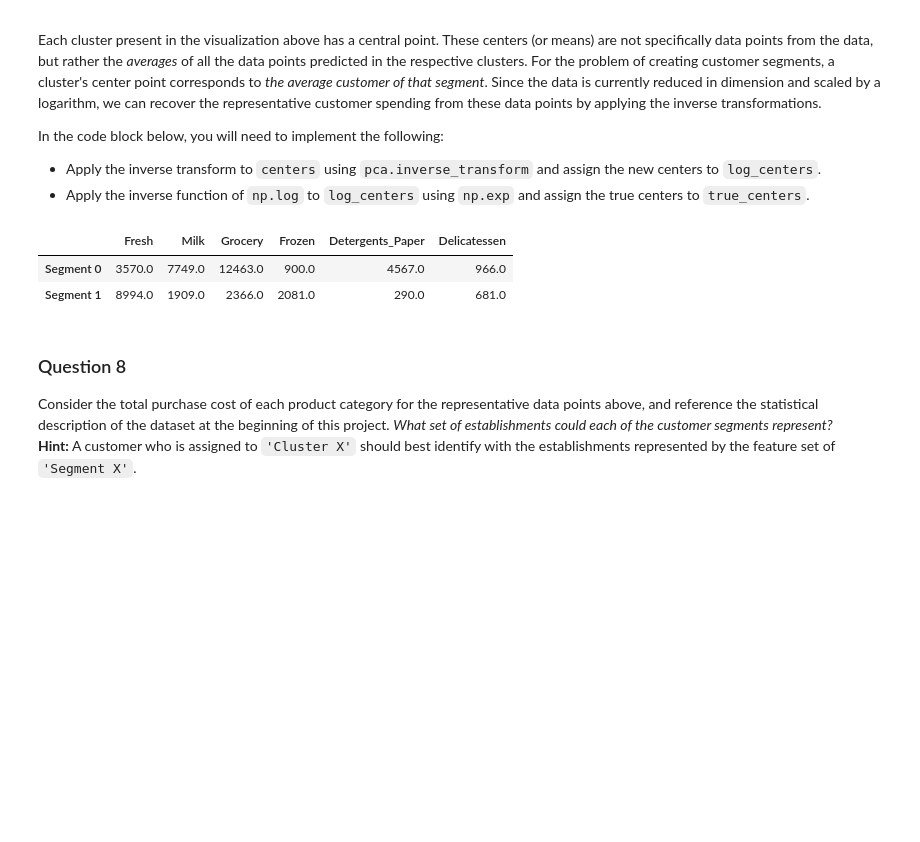
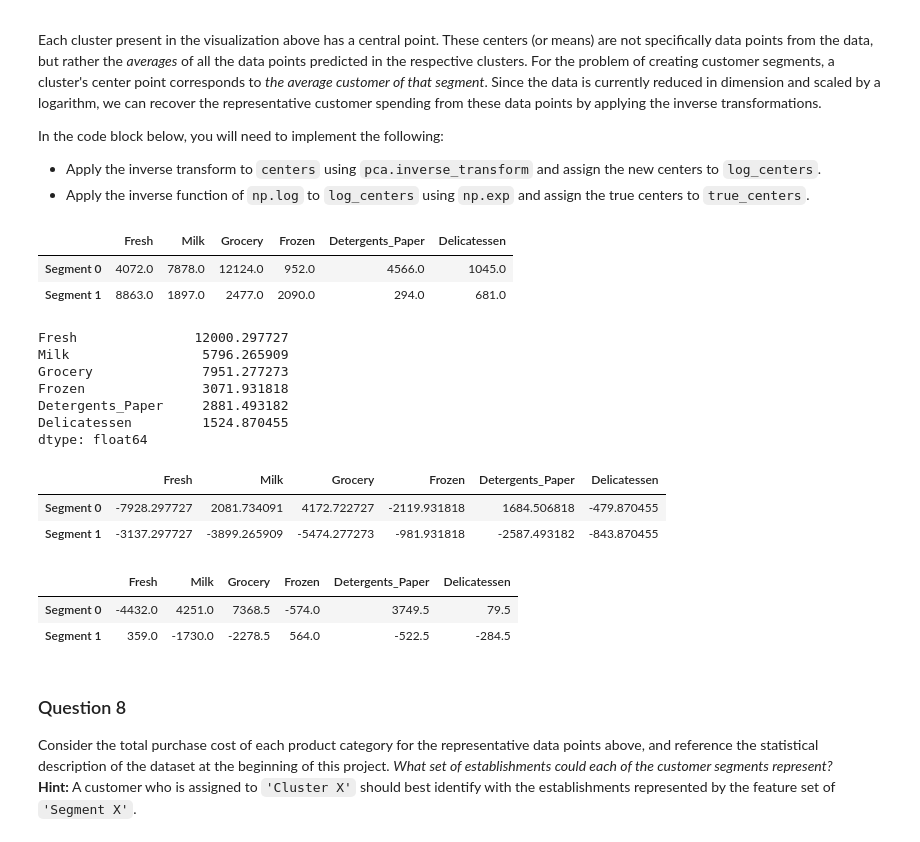
Before and after one commit to gallybaba/udacity, a Jupyter notebook: mlnd/customer_segments/customer_segments.ipynb, the cells around one changed output. Drawn from its saved outputs; the diff is of its cells as text; code cells hidden in the pictures; blank space fills up the shorter version.

```diff
--- a/mlnd/customer_segments/customer_segments.ipynb
+++ b/mlnd/customer_segments/customer_segments.ipynb
@@ -436,19 +527,21 @@ def best_score(num_clusters):
 
     # TODO: Calculate the mean silhouette coefficient for the number of clusters chosen
     score = metrics.silhouette_score(reduced_data, preds)
-    return score, preds, centers
+    return score, preds, centers, sample_preds
 max_score = 0
 max_score_num_clusters = 2
 preds = None
 centers = None
+sample_preds = None
 for i in range(2, 11):
-    s, p, c = best_score(i)
+    s, p, c, sp = best_score(i)
     #print "score: ", s, ", max_score_num_clusters: ", i
     if max_score < s:
         max_score = s
         max_score_num_clusters = i
         preds = p
         centers = c
+        sample_preds = sp
 print "max_score: ", max_score, ", max_score_num_clusters: ", max_score_num_clusters
 print "centers: ", centers
 # %% [output]
@@ -478,19 +571,35 @@ In the code block below, you will need to implement the following:
 # %%
 # TODO: Inverse transform the centers
 log_centers = pca.inverse_transform(centers)
 
 # TODO: Exponentiate the centers
 true_centers = np.exp(log_centers)
 
 # Display the true centers
 segments = ['Segment {}'.format(i) for i in range(0,len(centers))]
 true_centers = pd.DataFrame(np.round(true_centers), columns = data.keys())
 true_centers.index = segments
 display(true_centers)
+display(data.mean())
+display(true_centers - data.mean())
+display(true_centers - data.median())
 # %% [output]
 |  | Fresh | Milk | Grocery | Frozen | Detergents_Paper | Delicatessen |
-| Segment 0 | 3570.0 | 7749.0 | 12463.0 | 900.0 | 4567.0 | 966.0 |
-| Segment 1 | 8994.0 | 1909.0 | 2366.0 | 2081.0 | 290.0 | 681.0 |
+| Segment 0 | 4072.0 | 7878.0 | 12124.0 | 952.0 | 4566.0 | 1045.0 |
+| Segment 1 | 8863.0 | 1897.0 | 2477.0 | 2090.0 | 294.0 | 681.0 |
+Fresh               12000.297727
+Milk                 5796.265909
+Grocery              7951.277273
+Frozen               3071.931818
+Detergents_Paper     2881.493182
+Delicatessen         1524.870455
+dtype: float64
+|  | Fresh | Milk | Grocery | Frozen | Detergents_Paper | Delicatessen |
+| Segment 0 | -7928.297727 | 2081.734091 | 4172.722727 | -2119.931818 | 1684.506818 | -479.870455 |
+| Segment 1 | -3137.297727 | -3899.265909 | -5474.277273 | -981.931818 | -2587.493182 | -843.870455 |
+|  | Fresh | Milk | Grocery | Frozen | Detergents_Paper | Delicatessen |
+| Segment 0 | -4432.0 | 4251.0 | 7368.5 | -574.0 | 3749.5 | 79.5 |
+| Segment 1 | 359.0 | -1730.0 | -2278.5 | 564.0 | -522.5 | -284.5 |
 # %% [markdown]
 ### Question 8
 Consider the total purchase cost of each product category for the representative data points above, and reference the statistical description of the dataset at the beginning of this project. *What set of establishments could each of the customer segments represent?*
```
Also changed, not shown: parts of 21 cells of this notebook, 1 other file.
